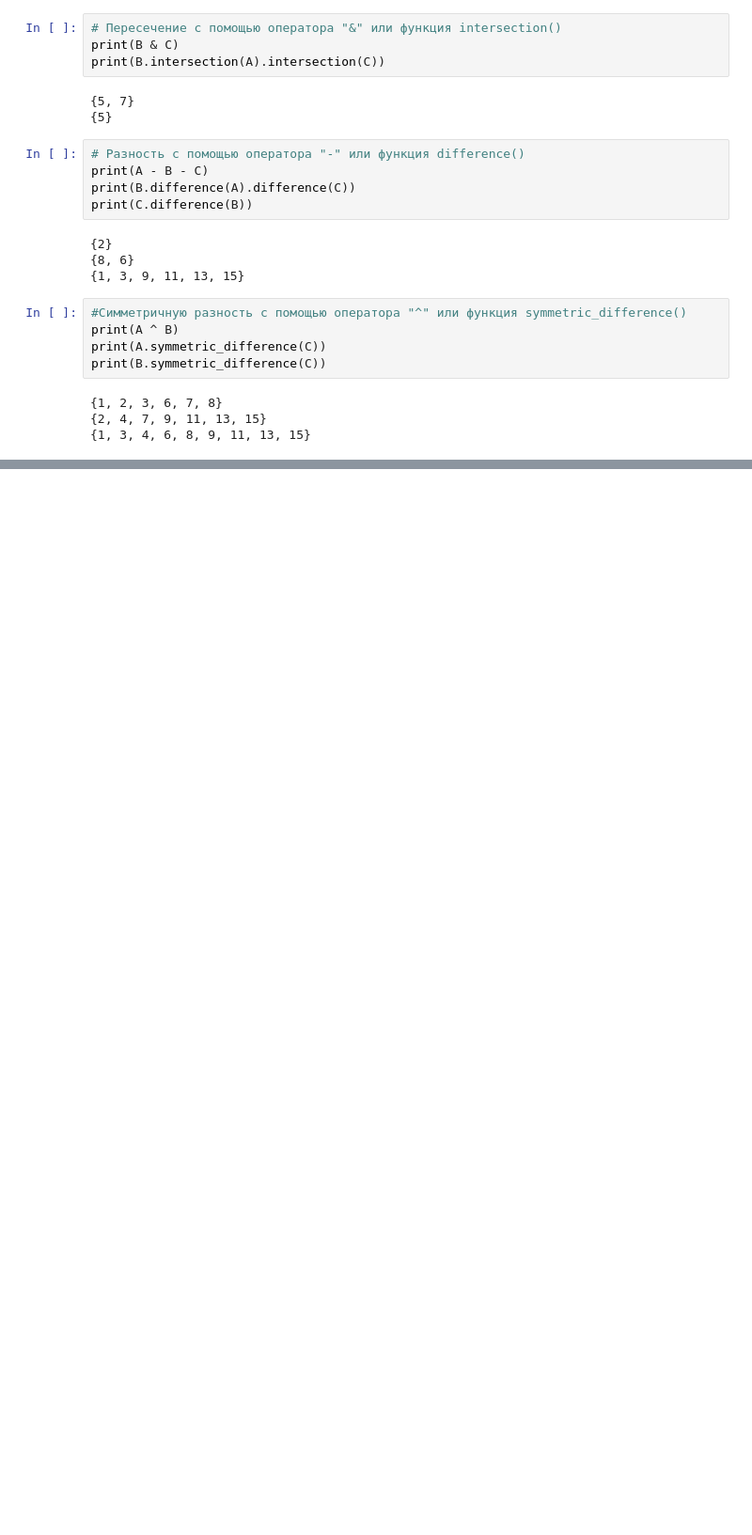
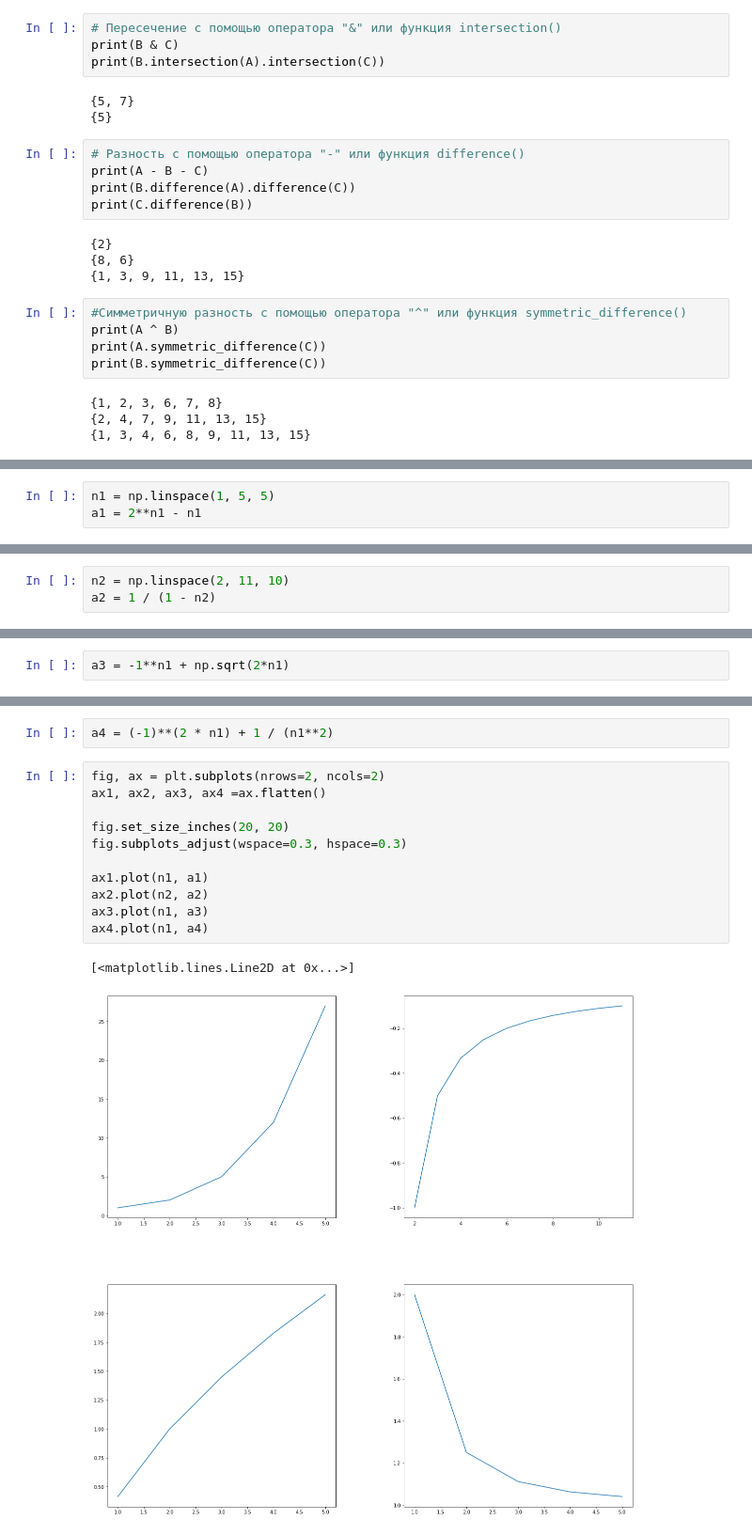
Before and after one commit to myselfadmirer/MathAnalisys, a Jupyter notebook: lesson3/homework1.ipynb, the cells around one changed output, grey strips where cells are left out. Shown at 94% size. Cells and saved outputs as stored; diff of their text form; blank space fills up the shorter version.

```diff
--- a/lesson3/homework1.ipynb
+++ b/lesson3/homework1.ipynb
@@ -77,0 +96,3 @@ print(B.symmetric_difference(C))
+# %%
+n1 = np.linspace(1, 5, 5)
+a1 = 2**n1 - n1
@@ -77,0 +104,3 @@ print(B.symmetric_difference(C))
+# %%
+n2 = np.linspace(2, 11, 10)
+a2 = 1 / (1 - n2)
@@ -77,0 +112,2 @@ print(B.symmetric_difference(C))
+# %%
+a3 = -1**n1 + np.sqrt(2*n1)
@@ -77,0 +119,16 @@ print(B.symmetric_difference(C))
+# %%
+a4 = (-1)**(2 * n1) + 1 / (n1**2)
+# %%
+fig, ax = plt.subplots(nrows=2, ncols=2)
+ax1, ax2, ax3, ax4 =ax.flatten()
+
+fig.set_size_inches(20, 20)
+fig.subplots_adjust(wspace=0.3, hspace=0.3)
+
+ax1.plot(n1, a1)
+ax2.plot(n2, a2)
+ax3.plot(n1, a3)
+ax4.plot(n1, a4)
+# %% [output]
+[<matplotlib.lines.Line2D at 0x...>]
+[figure, added]
```
Also changed, not shown: parts of 13 cells of this notebook.
